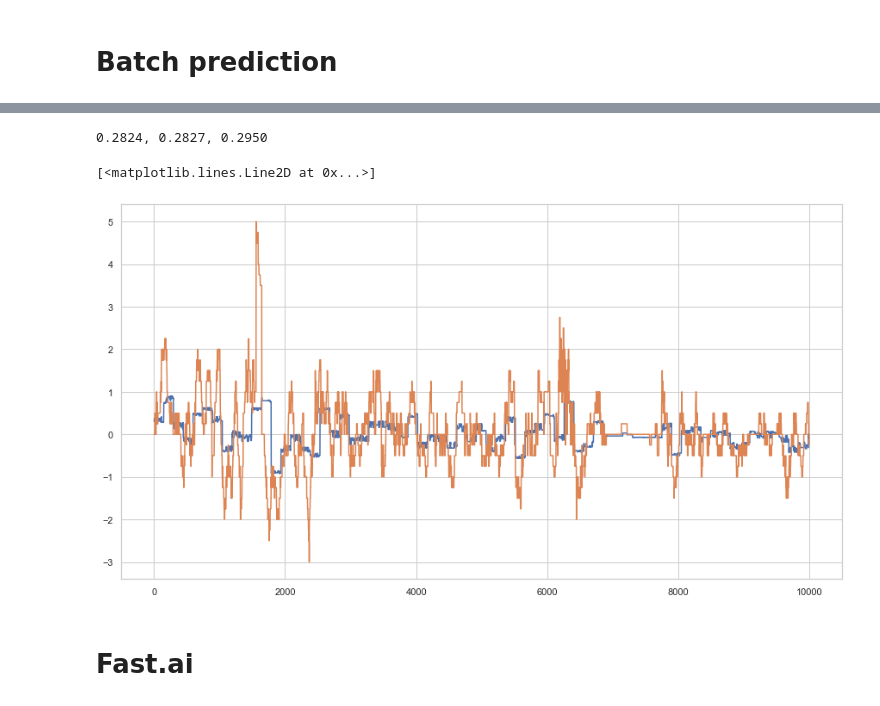
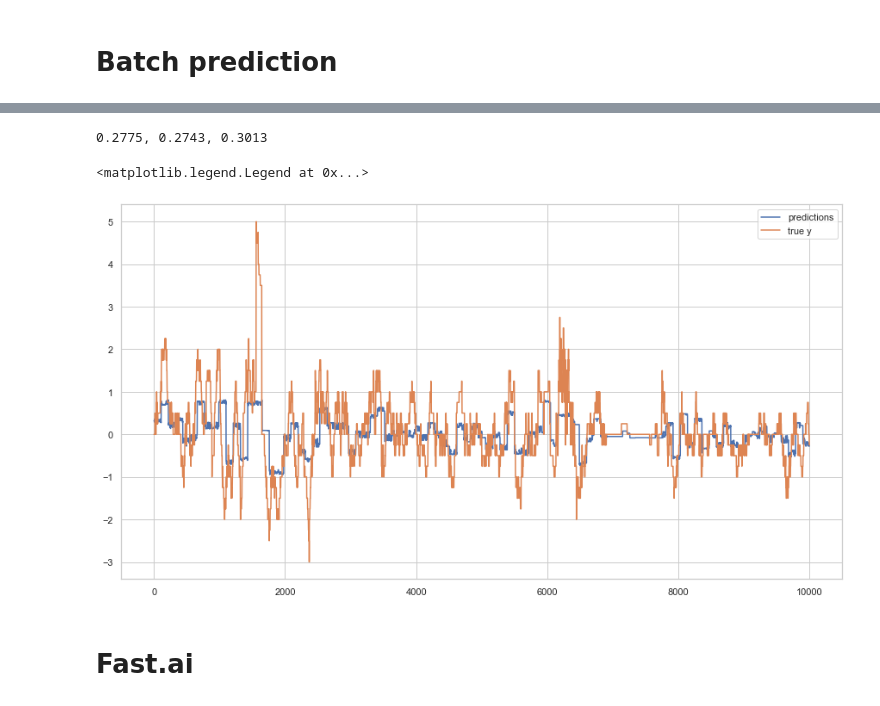
Before and after one commit to glowsplint/xtx, a Jupyter notebook: EDA.ipynb, the cells around one changed output, grey strips where cells are left out. Drawn from its saved outputs; the diff is of its cells as text; code cells hidden in the pictures.

```diff
--- a/EDA.ipynb
+++ b/EDA.ipynb
@@ -99,6 +99,6 @@ def create_limited_features_orig(df, num):
 # %%
 rlcv = RollingWindowSplit(n_splits=3, compatible=True)
 # %%
-# takes 2 min
-limited_train = create_limited_features_orig(train_df, 149)
-limited_valid = create_limited_features_orig(valid_df, 149)
+# takes 15s min
+limited_train = create_limited_features_orig(train_df, 110)
+limited_valid = create_limited_features_orig(valid_df, 110)
@@ -270,6 +278,6 @@ Trying 149:     0.2824, 0.2827, 0.2950
 '''Don't drop original variables!'''
 '''Train on entire dataset!'''
 # %%
-predictions, limited_test = score(lgbm, scaler, 149, x_scaled_train, x_scaled_valid, y_train, y_valid)
+predictions, limited_test = score(lgbm, scaler, 110, x_scaled_train, x_scaled_valid, y_train, y_valid)
 # %% [output]
-0.2824, 0.2827, 0.2950
+0.2775, 0.2743, 0.3013
@@ -276,10 +286,11 @@ predictions, limited_test = score(lgbm, scaler, 149, x_scaled_train, x_scaled_va
 # %%
 plt.subplots(1,1,figsize=(15,8))
 plt.plot(predictions[:10000])
 plt.plot(limited_test.y.values[:10000])
+plt.legend(['predictions','true y'])
 # %% [output]
-[<matplotlib.lines.Line2D at 0x...>]
+<matplotlib.legend.Legend at 0x...>
-[figure, old version]
+[figure, new version]
 # %%
 # takes 1 min
 predictions, limited_test = score(lgbm, scaler) # 0.95 most recent
```
Also changed, not shown: parts of 31 cells of this notebook.
